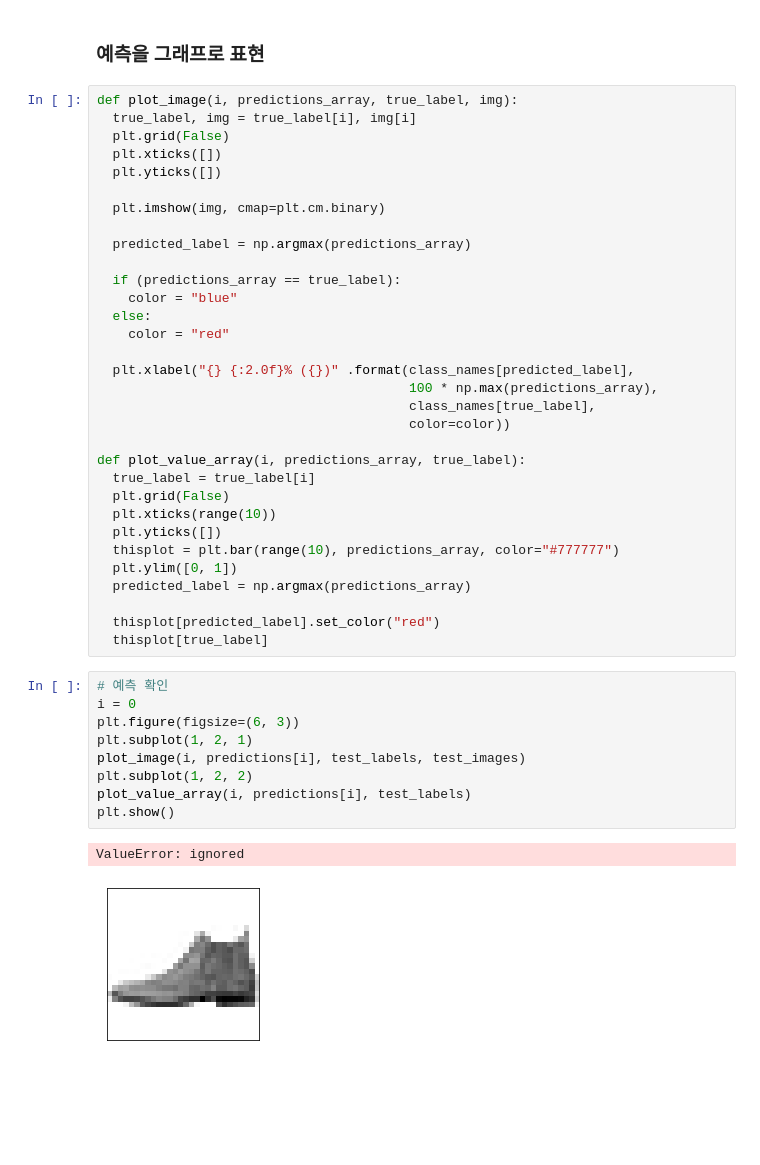
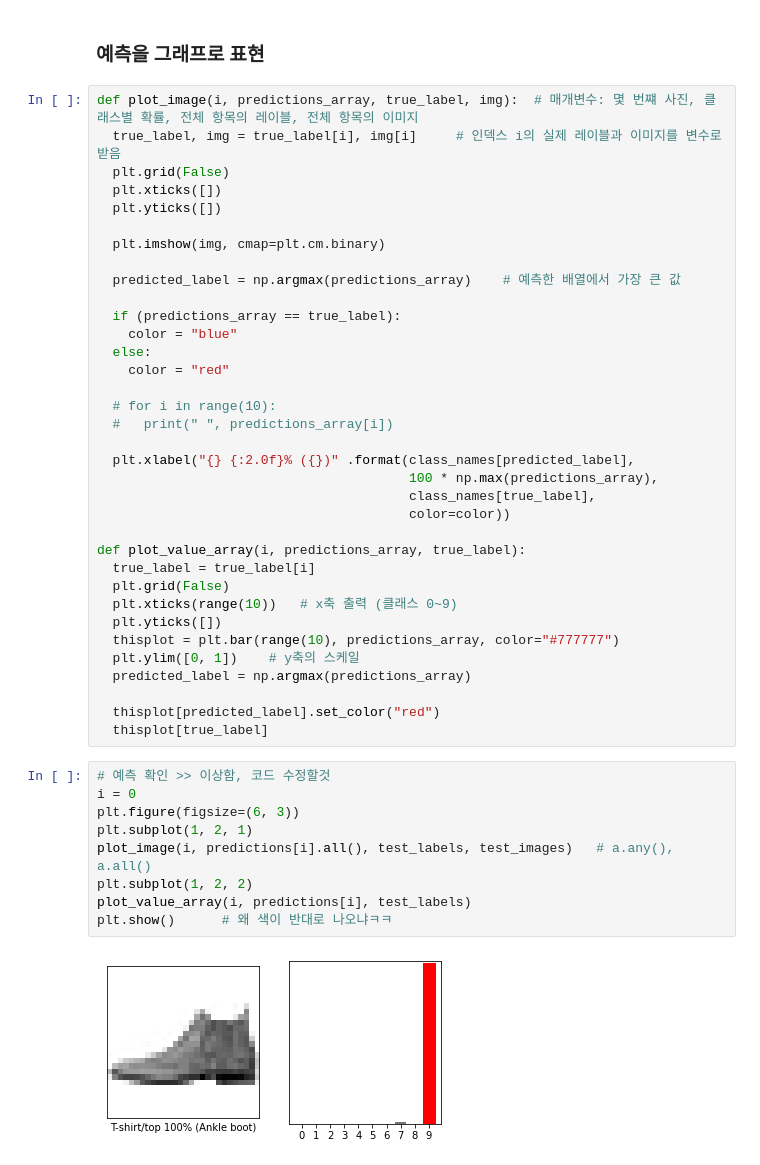
Before and after one commit to min02choi/Machine-Learning, a Jupyter notebook: Basic_Image_Classify.ipynb, the cells around one changed output. Saved outputs shown, nothing was run; the diff lists cells and outputs as text; blank space fills up the shorter version.

```diff
--- a/Basic_Image_Classify.ipynb
+++ b/Basic_Image_Classify.ipynb
@@ -193,20 +195,23 @@ test_labels[0]
 # %% [markdown]
 ### 예측을 그래프로 표현
 # %%
-def plot_image(i, predictions_array, true_label, img):
-  true_label, img = true_label[i], img[i]
+def plot_image(i, predictions_array, true_label, img):  # 매개변수: 몇 번쨰 사진, 클래스별 확률, 전체 항목의 레이블, 전체 항목의 이미지
+  true_label, img = true_label[i], img[i]     # 인덱스 i의 실제 레이블과 이미지를 변수로 받음
   plt.grid(False)
   plt.xticks([])
   plt.yticks([])
 
   plt.imshow(img, cmap=plt.cm.binary)
 
-  predicted_label = np.argmax(predictions_array)
+  predicted_label = np.argmax(predictions_array)    # 예측한 배열에서 가장 큰 값
 
   if (predictions_array == true_label):
     color = "blue"
   else:
     color = "red"
+
+  # for i in range(10):
+  #   print(" ", predictions_array[i])
 
   plt.xlabel("{} {:2.0f}% ({})" .format(class_names[predicted_label],
                                         100 * np.max(predictions_array),
@@ -216,23 +221,22 @@ def plot_image(i, predictions_array, true_label, img):
 def plot_value_array(i, predictions_array, true_label):
   true_label = true_label[i]
   plt.grid(False)
-  plt.xticks(range(10))
+  plt.xticks(range(10))   # x축 출력 (클래스 0~9)
   plt.yticks([])
   thisplot = plt.bar(range(10), predictions_array, color="#777777")
-  plt.ylim([0, 1])
+  plt.ylim([0, 1])    # y축의 스케일
   predicted_label = np.argmax(predictions_array)
 
   thisplot[predicted_label].set_color("red")
   thisplot[true_label]
 # %%
-# 예측 확인
+# 예측 확인 >> 이상함, 코드 수정할것
 i = 0
 plt.figure(figsize=(6, 3))
 plt.subplot(1, 2, 1)
-plot_image(i, predictions[i], test_labels, test_images)
+plot_image(i, predictions[i].all(), test_labels, test_images)   # a.any(), a.all()
 plt.subplot(1, 2, 2)
 plot_value_array(i, predictions[i], test_labels)
-plt.show()
+plt.show()      # 왜 색이 반대로 나오냐ㅋㅋ
 # %% [output]
-ValueError: ignored
-[figure, old version]
+[figure, new version]
```
Also changed, not shown: parts of 19 cells of this notebook.
